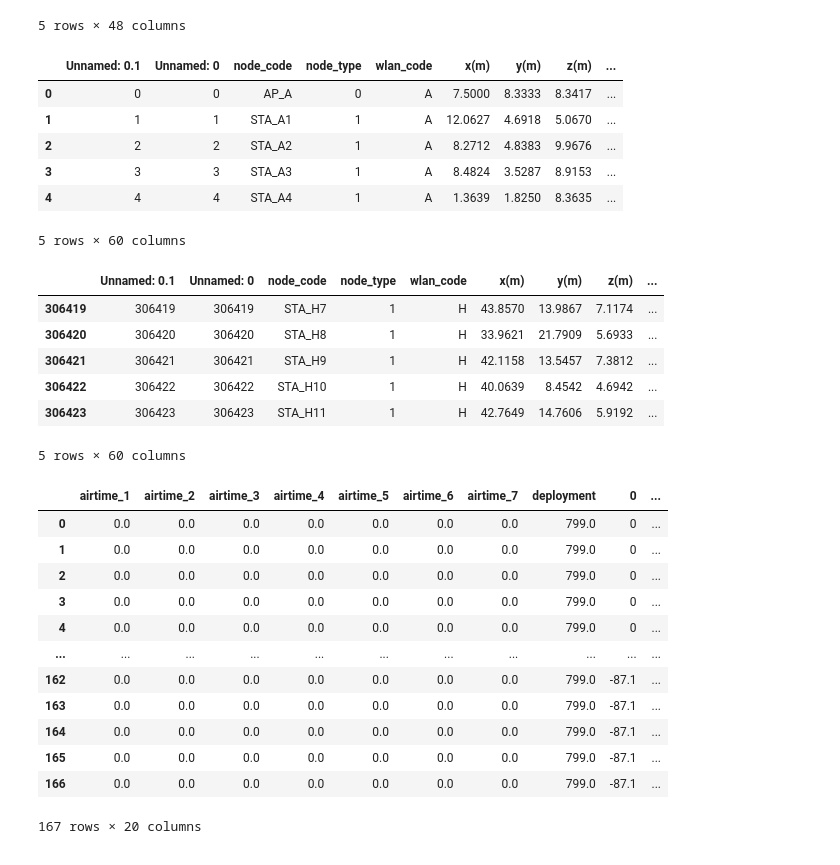
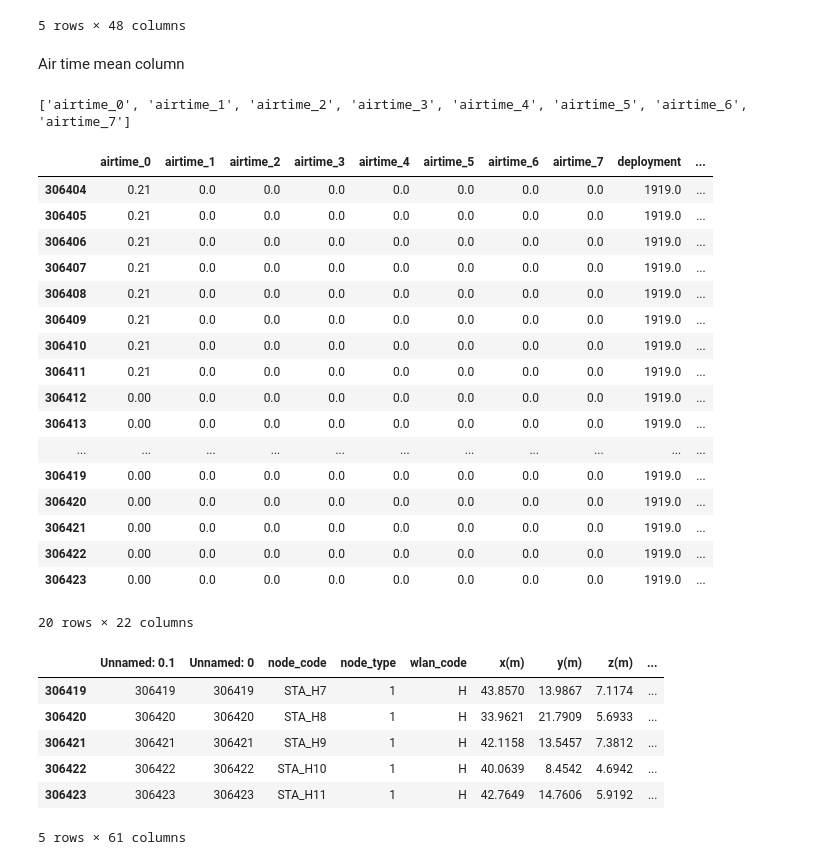
Before and after one commit to Lucian1729/TPGAT-WiLAN, a Jupyter notebook: testingRamononPILGNN/GNN_AP+STA_2.ipynb, the cells around one changed output. Saved outputs shown, nothing was run; the diff lists cells and outputs as text; code cells hidden in the pictures.

Commit message:
Air time mean from air time columns 0 to 7

```diff
--- a/testingRamononPILGNN/GNN_AP+STA_2.ipynb
+++ b/testingRamononPILGNN/GNN_AP+STA_2.ipynb
@@ -63,16 +63,40 @@ df.head()
 # %%
 for i in range(12):
     df[str(i)] = 0
-# %%
-df.head()
-# %% [output]
-|  | Unnamed: 0.1 | Unnamed: 0 | node_code | node_type | wlan_code | x(m) | y(m) | z(m) | ... |
-| 0 | 0 | 0 | AP_A | 0 | A | 7.5000 | 8.3333 | 8.3417 | ... |
-| 1 | 1 | 1 | STA_A1 | 1 | A | 12.0627 | 4.6918 | 5.0670 | ... |
-| 2 | 2 | 2 | STA_A2 | 1 | A | 8.2712 | 4.8383 | 9.9676 | ... |
-| 3 | 3 | 3 | STA_A3 | 1 | A | 8.4824 | 3.5287 | 8.9153 | ... |
-| 4 | 4 | 4 | STA_A4 | 1 | A | 1.3639 | 1.8250 | 8.3635 | ... |
-5 rows × 60 columns
+# %% [markdown]
+Air time mean column
+# %%
+df['air_time_mean'] = 0 #initialize the column initially to 0
+
+air_time_list = [] #a list containing airtimes 0 to 7
+for i in range(8):
+    air_time_list.append('airtime_' + str(i))
+print(air_time_list)
+
+df['air_time_mean'] = df[air_time_list].mean(axis= 1) #air time mean
+# %% [output]
+['airtime_0', 'airtime_1', 'airtime_2', 'airtime_3', 'airtime_4', 'airtime_5', 'airtime_6', 'airtime_7']
+# %%
+df.iloc[-20:, -22:]
+# %% [output]
+|  | airtime_0 | airtime_1 | airtime_2 | airtime_3 | airtime_4 | airtime_5 | airtime_6 | airtime_7 | deployment | ... |
+| 306404 | 0.21 | 0.0 | 0.0 | 0.0 | 0.0 | 0.0 | 0.0 | 0.0 | 1919.0 | ... |
+| 306405 | 0.21 | 0.0 | 0.0 | 0.0 | 0.0 | 0.0 | 0.0 | 0.0 | 1919.0 | ... |
+| 306406 | 0.21 | 0.0 | 0.0 | 0.0 | 0.0 | 0.0 | 0.0 | 0.0 | 1919.0 | ... |
+| 306407 | 0.21 | 0.0 | 0.0 | 0.0 | 0.0 | 0.0 | 0.0 | 0.0 | 1919.0 | ... |
+| 306408 | 0.21 | 0.0 | 0.0 | 0.0 | 0.0 | 0.0 | 0.0 | 0.0 | 1919.0 | ... |
+| 306409 | 0.21 | 0.0 | 0.0 | 0.0 | 0.0 | 0.0 | 0.0 | 0.0 | 1919.0 | ... |
+| 306410 | 0.21 | 0.0 | 0.0 | 0.0 | 0.0 | 0.0 | 0.0 | 0.0 | 1919.0 | ... |
+| 306411 | 0.21 | 0.0 | 0.0 | 0.0 | 0.0 | 0.0 | 0.0 | 0.0 | 1919.0 | ... |
+| 306412 | 0.00 | 0.0 | 0.0 | 0.0 | 0.0 | 0.0 | 0.0 | 0.0 | 1919.0 | ... |
+| 306413 | 0.00 | 0.0 | 0.0 | 0.0 | 0.0 | 0.0 | 0.0 | 0.0 | 1919.0 | ... |
+| ... | ... | ... | ... | ... | ... | ... | ... | ... | ... | ... |
+| 306419 | 0.00 | 0.0 | 0.0 | 0.0 | 0.0 | 0.0 | 0.0 | 0.0 | 1919.0 | ... |
+| 306420 | 0.00 | 0.0 | 0.0 | 0.0 | 0.0 | 0.0 | 0.0 | 0.0 | 1919.0 | ... |
+| 306421 | 0.00 | 0.0 | 0.0 | 0.0 | 0.0 | 0.0 | 0.0 | 0.0 | 1919.0 | ... |
+| 306422 | 0.00 | 0.0 | 0.0 | 0.0 | 0.0 | 0.0 | 0.0 | 0.0 | 1919.0 | ... |
+| 306423 | 0.00 | 0.0 | 0.0 | 0.0 | 0.0 | 0.0 | 0.0 | 0.0 | 1919.0 | ... |
+20 rows × 22 columns
 # %%
 for idx, val in df.iterrows():
     s = df.at[idx, 'int_map']
@@ -90,24 +114,10 @@ df.tail()
 | 306421 | 306421 | 306421 | STA_H9 | 1 | H | 42.1158 | 13.5457 | 7.3812 | ... |
 | 306422 | 306422 | 306422 | STA_H10 | 1 | H | 40.0639 | 8.4542 | 4.6942 | ... |
 | 306423 | 306423 | 306423 | STA_H11 | 1 | H | 42.7649 | 14.7606 | 5.9192 | ... |
-5 rows × 60 columns
+5 rows × 61 columns
 # %%
-def get_dep(dep, df):
+def get_dep(dep, df): #to get a particular deployment
     df_1 = df
     dep = df_1.loc[df_1['deployment'] == dep]
     dep_reset = dep.reset_index(drop=True)
     return dep_reset
-# %% [output]
-|  | airtime_1 | airtime_2 | airtime_3 | airtime_4 | airtime_5 | airtime_6 | airtime_7 | deployment | 0 | ... |
-| 0 | 0.0 | 0.0 | 0.0 | 0.0 | 0.0 | 0.0 | 0.0 | 799.0 | 0 | ... |
-| 1 | 0.0 | 0.0 | 0.0 | 0.0 | 0.0 | 0.0 | 0.0 | 799.0 | 0 | ... |
-| 2 | 0.0 | 0.0 | 0.0 | 0.0 | 0.0 | 0.0 | 0.0 | 799.0 | 0 | ... |
-| 3 | 0.0 | 0.0 | 0.0 | 0.0 | 0.0 | 0.0 | 0.0 | 799.0 | 0 | ... |
-| 4 | 0.0 | 0.0 | 0.0 | 0.0 | 0.0 | 0.0 | 0.0 | 799.0 | 0 | ... |
-| ... | ... | ... | ... | ... | ... | ... | ... | ... | ... | ... |
-| 162 | 0.0 | 0.0 | 0.0 | 0.0 | 0.0 | 0.0 | 0.0 | 799.0 | -87.1 | ... |
-| 163 | 0.0 | 0.0 | 0.0 | 0.0 | 0.0 | 0.0 | 0.0 | 799.0 | -87.1 | ... |
-| 164 | 0.0 | 0.0 | 0.0 | 0.0 | 0.0 | 0.0 | 0.0 | 799.0 | -87.1 | ... |
-| 165 | 0.0 | 0.0 | 0.0 | 0.0 | 0.0 | 0.0 | 0.0 | 799.0 | -87.1 | ... |
-| 166 | 0.0 | 0.0 | 0.0 | 0.0 | 0.0 | 0.0 | 0.0 | 799.0 | -87.1 | ... |
-167 rows × 20 columns
```
Also changed, not shown: parts of 3 cells of this notebook.
